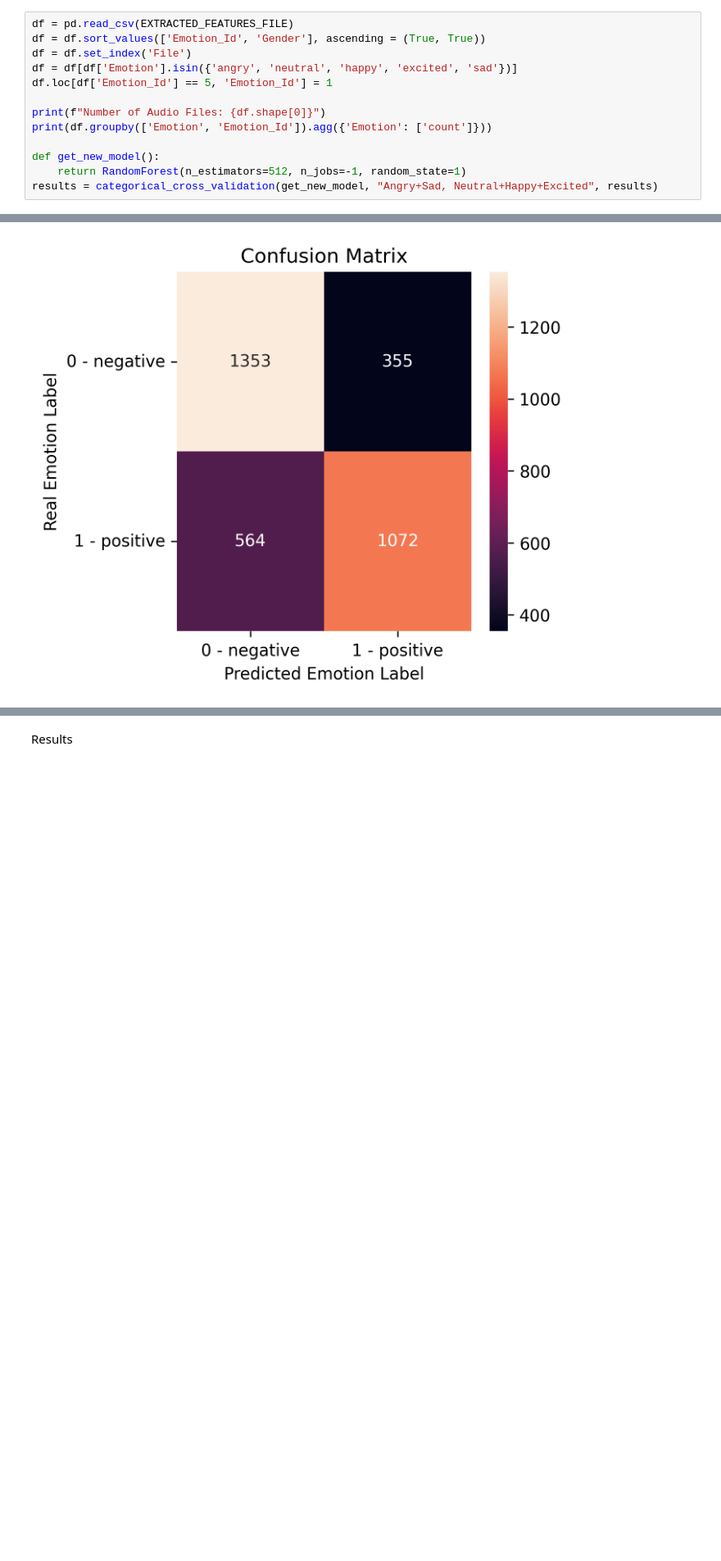
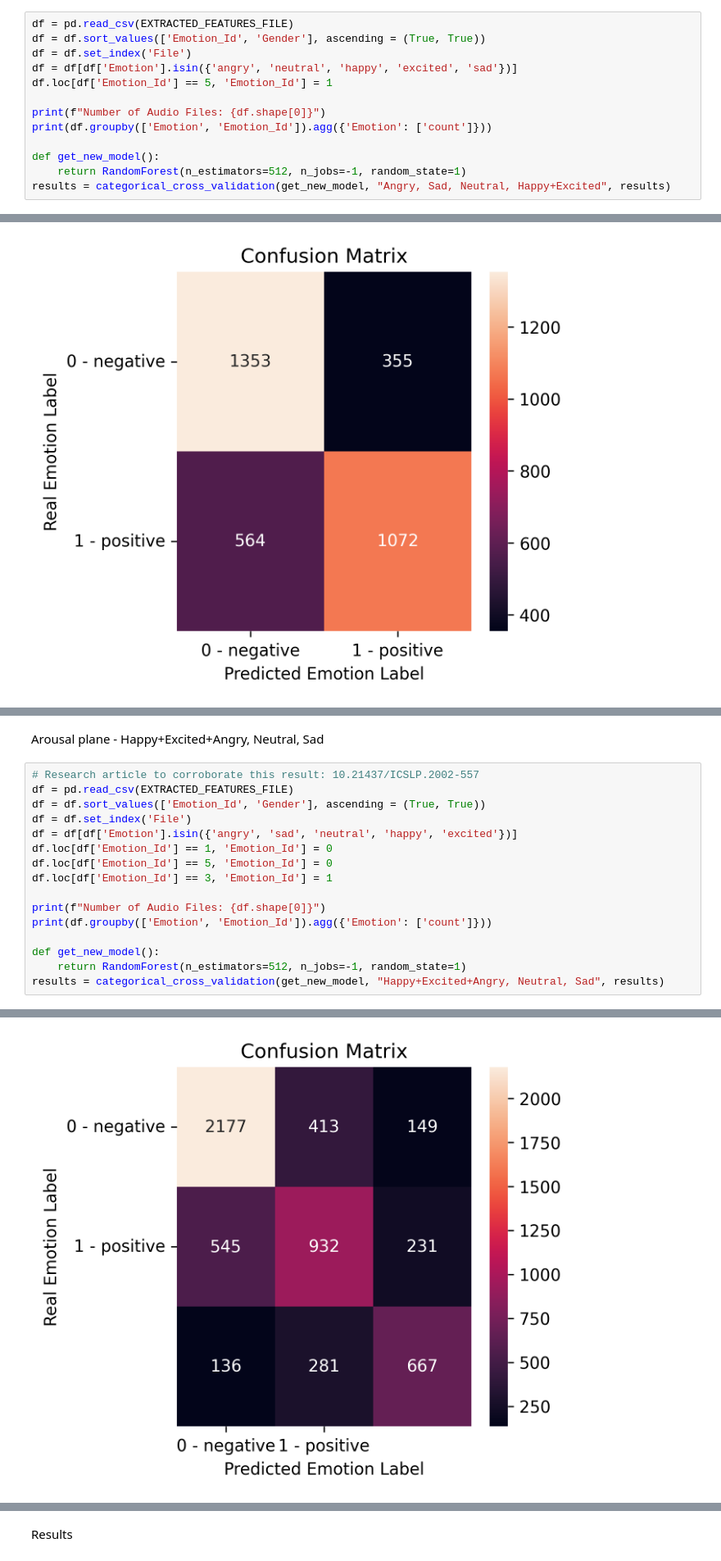
Before and after one commit to MarioCSilva/Speech_Emotion_Recognition_Thesis, a Jupyter notebook: iemocap/model/3_3_binary.ipynb, the cells around one changed output, grey strips where cells are left out. Shown at 82% size. Saved outputs shown, nothing was run; the diff lists cells and outputs as text; blank space fills up the shorter version.

Commit message:
testing arousal classification

```diff
--- a/iemocap/model/3_3_binary.ipynb
+++ b/iemocap/model/3_3_binary.ipynb
@@ -110,7 +111,7 @@ print(df.groupby(['Emotion', 'Emotion_Id']).agg({'Emotion': ['count']}))
 
 def get_new_model():
     return RandomForest(n_estimators=512, n_jobs=-1, random_state=1)
-results = categorical_cross_validation(get_new_model, "Angry+Sad, Neutral+Happy+Excited", results)
+results = categorical_cross_validation(get_new_model, "Angry, Sad, Neutral, Happy+Excited", results)
 # %% [output]
 Number of Audio Files: 5531
                    Emotion
@@ -603,0 +609,19 @@ Matthews corrcoef  0.452
+# %% [markdown]
+Arousal plane - Happy+Excited+Angry, Neutral, Sad
+# %%
+# Research article to corroborate this result: 10.21437/ICSLP.2002-557
+df = pd.read_csv(EXTRACTED_FEATURES_FILE)
+df = df.sort_values(['Emotion_Id', 'Gender'], ascending = (True, True))
+df = df.set_index('File')
+df = df[df['Emotion'].isin({'angry', 'sad', 'neutral', 'happy', 'excited'})]
+df.loc[df['Emotion_Id'] == 1, 'Emotion_Id'] = 0
+df.loc[df['Emotion_Id'] == 5, 'Emotion_Id'] = 0
+df.loc[df['Emotion_Id'] == 3, 'Emotion_Id'] = 1
+
+print(f"Number of Audio Files: {df.shape[0]}")
+print(df.groupby(['Emotion', 'Emotion_Id']).agg({'Emotion': ['count']}))
+
+def get_new_model():
+    return RandomForest(n_estimators=512, n_jobs=-1, random_state=1)
+results = categorical_cross_validation(get_new_model, "Happy+Excited+Angry, Neutral, Sad", results)
+# %% [output]
@@ -603,0 +645 @@ Matthews corrcoef  0.452
+[figure, added]
```
Also changed, not shown: parts of 10 cells of this notebook.
